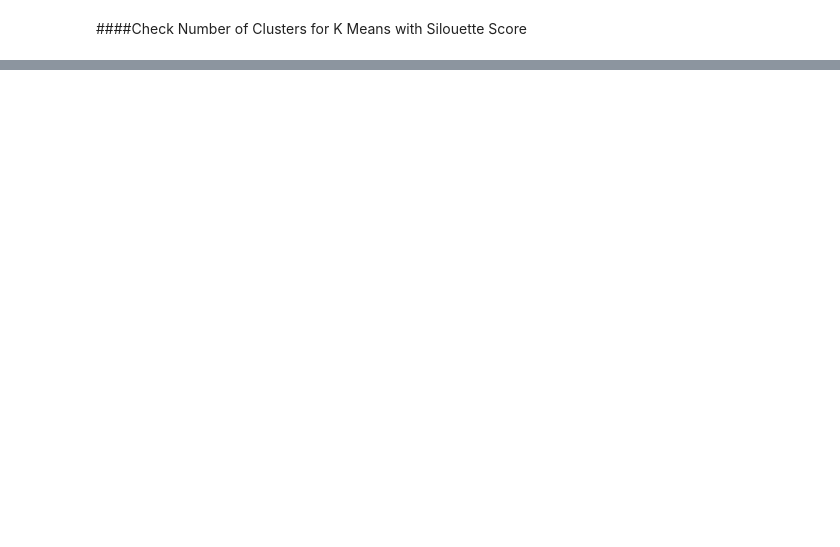
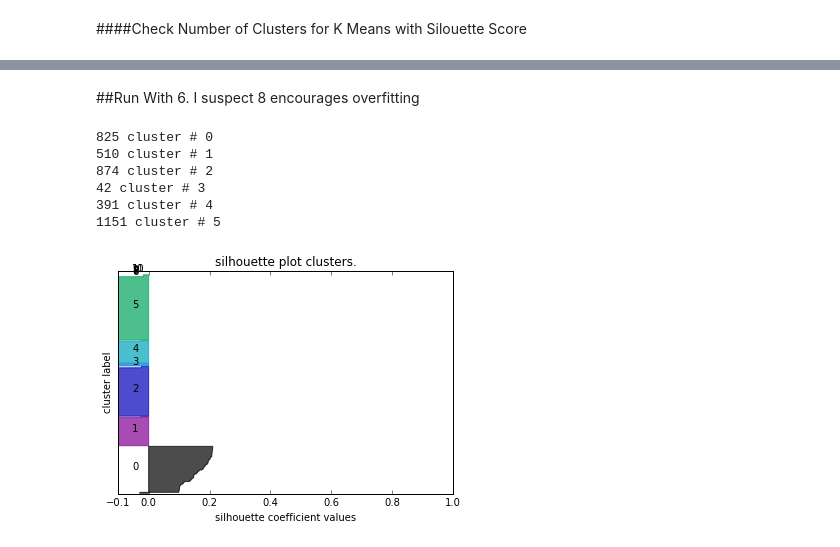
Before and after one commit to seawilloughby/media_mapper, a Jupyter notebook: data_pipeline/k_means_cluster_test.ipynb, the cells around one changed output, grey strips where cells are left out. Drawn from its saved outputs; the diff is of its cells as text; code cells hidden in the pictures; blank space fills up the shorter version.

```diff
--- a/data_pipeline/k_means_cluster_test.ipynb
+++ b/data_pipeline/k_means_cluster_test.ipynb
@@ -477,0 +670,14 @@ plt.ylabel('average silouette score')
+# %% [markdown]
+##Run With 6. I suspect 8 encourages overfitting
+# %%
+gg_k_df_v4 = modified_clean_and_run_kmeans(df, run_kmeans = False)
+
+kmeans_v4, geoid_dict_v4, cluster_dict_v4 =run_k_means(gg_k_df_v4, 6)
+# %% [output]
+825 cluster # 0
+510 cluster # 1
+874 cluster # 2
+42 cluster # 3
+391 cluster # 4
+1151 cluster # 5
+[figure, added]
```
Also changed, not shown: parts of 41 cells of this notebook.
